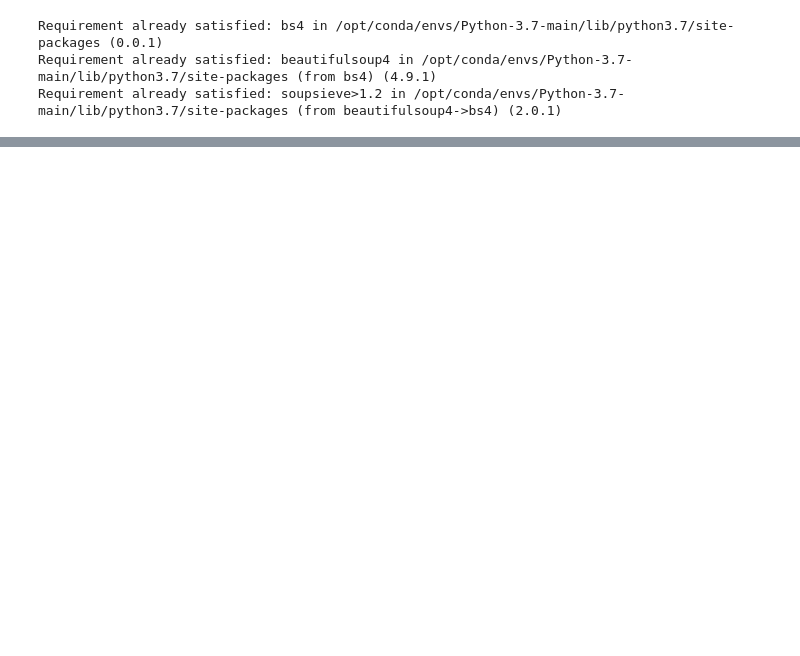
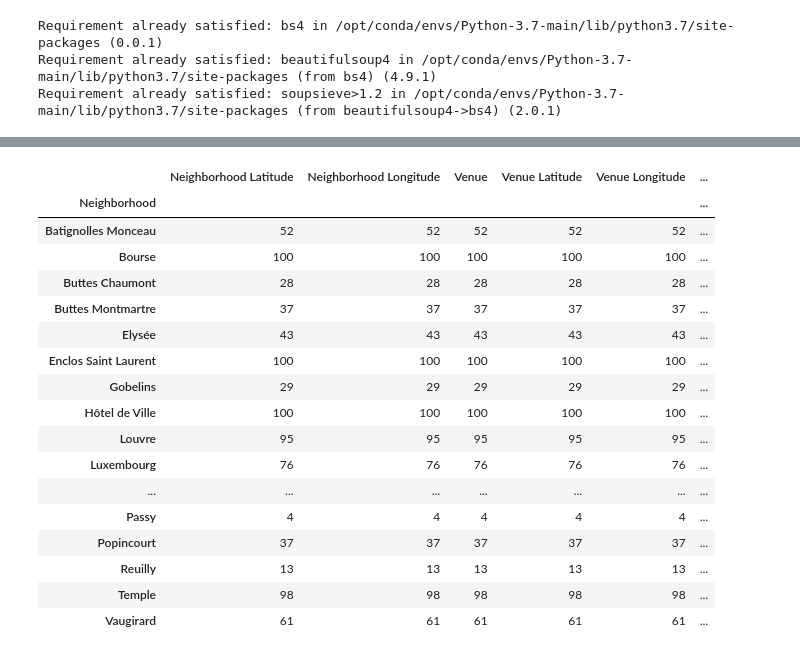
Before and after one commit to Zhanna-Kiselova/Coursera-Projects, a Jupyter notebook: Coursera_Capstone.ipynb, the cells around one changed output, grey strips where cells are left out. Saved outputs shown, nothing was run; the diff lists cells and outputs as text; code cells hidden in the pictures; blank space fills up the shorter version.

```diff
--- a/Coursera_Capstone.ipynb
+++ b/Coursera_Capstone.ipynb
@@ -33,0 +354,30 @@ Requirement already satisfied: soupsieve>1.2 in /opt/conda/envs/Python-3.7-main/
+# %%
+# function that extracts the category of the venue
+def get_category_type(row):
+    try:
+        categories_list = row['categories']
+    except:
+        categories_list = row['venue.categories']
+
+    if len(categories_list) == 0:
+        return None
+    else:
+        return categories_list[0]['name']
+
+#cleaning the json and structuring it into a pandas dataframe.
+
+venues = results['response']['groups'][0]['items']
+
+nearby_venues = pd.json_normalize(venues) # flatten JSON
+
+# filter columns
+filtered_columns = ['venue.name', 'venue.categories', 'venue.location.lat', 'venue.location.lng']
+nearby_venues =nearby_venues.loc[:, filtered_columns]
+
+# filter the category for each row
+nearby_venues['venue.categories'] = nearby_venues.apply(get_category_type, axis=1)
+
+# clean columns
+nearby_venues.columns = [col.split(".")[-1] for col in nearby_venues.columns]
+
+nearby_venues.head()
@@ -33,0 +482,22 @@ Requirement already satisfied: soupsieve>1.2 in /opt/conda/envs/Python-3.7-main/
+# %%
+#Let's check how many venues were returned for each neighborhood
+paris_venues.groupby('Neighborhood').count()
+# %% [output]
+|  | Neighborhood Latitude | Neighborhood Longitude | Venue | Venue Latitude | Venue Longitude | ... |
+| Neighborhood |  |  |  |  |  | ... |
+| Batignolles Monceau | 52 | 52 | 52 | 52 | 52 | ... |
+| Bourse | 100 | 100 | 100 | 100 | 100 | ... |
+| Buttes Chaumont | 28 | 28 | 28 | 28 | 28 | ... |
+| Buttes Montmartre | 37 | 37 | 37 | 37 | 37 | ... |
+| Elysée | 43 | 43 | 43 | 43 | 43 | ... |
+| Enclos Saint Laurent | 100 | 100 | 100 | 100 | 100 | ... |
+| Gobelins | 29 | 29 | 29 | 29 | 29 | ... |
+| Hôtel de Ville | 100 | 100 | 100 | 100 | 100 | ... |
+| Louvre | 95 | 95 | 95 | 95 | 95 | ... |
+| Luxembourg | 76 | 76 | 76 | 76 | 76 | ... |
+| ... | ... | ... | ... | ... | ... | ... |
+| Passy | 4 | 4 | 4 | 4 | 4 | ... |
+| Popincourt | 37 | 37 | 37 | 37 | 37 | ... |
+| Reuilly | 13 | 13 | 13 | 13 | 13 | ... |
+| Temple | 98 | 98 | 98 | 98 | 98 | ... |
+| Vaugirard | 61 | 61 | 61 | 61 | 61 | ... |
```
Also changed, not shown: parts of 50 cells of this notebook.
